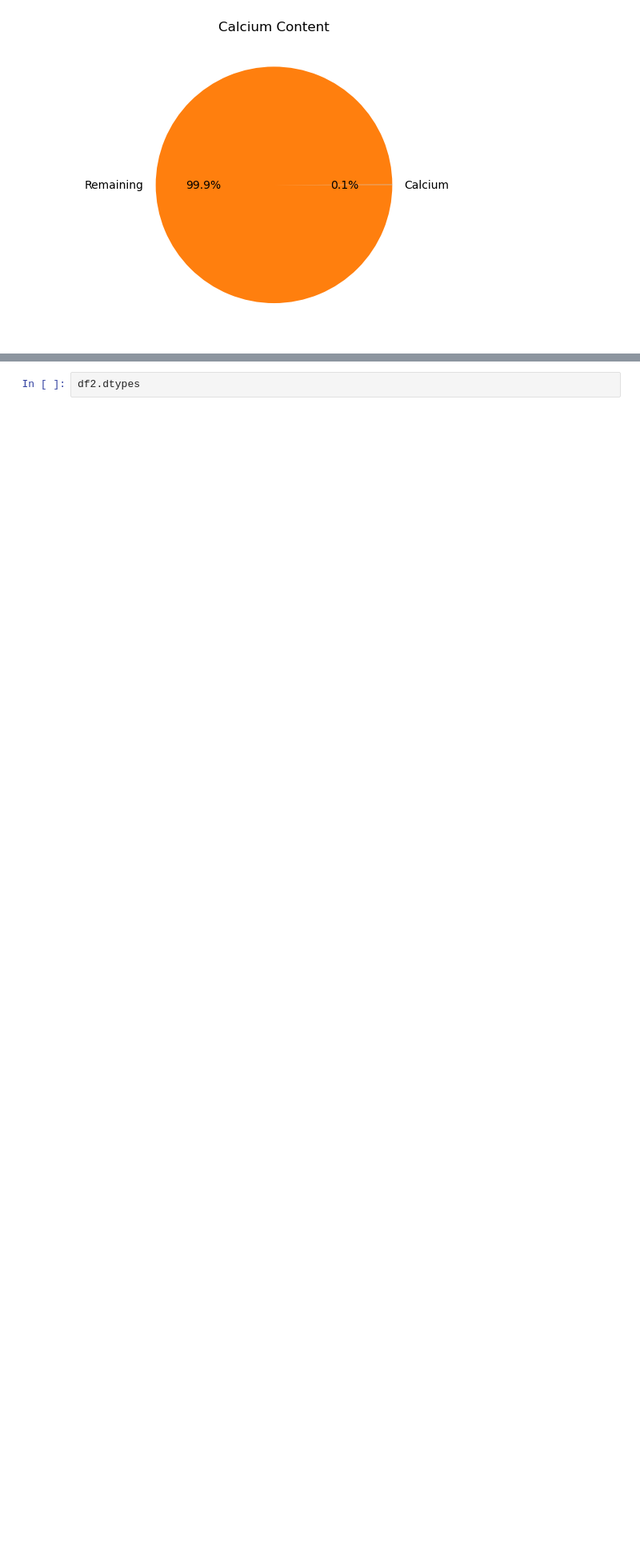
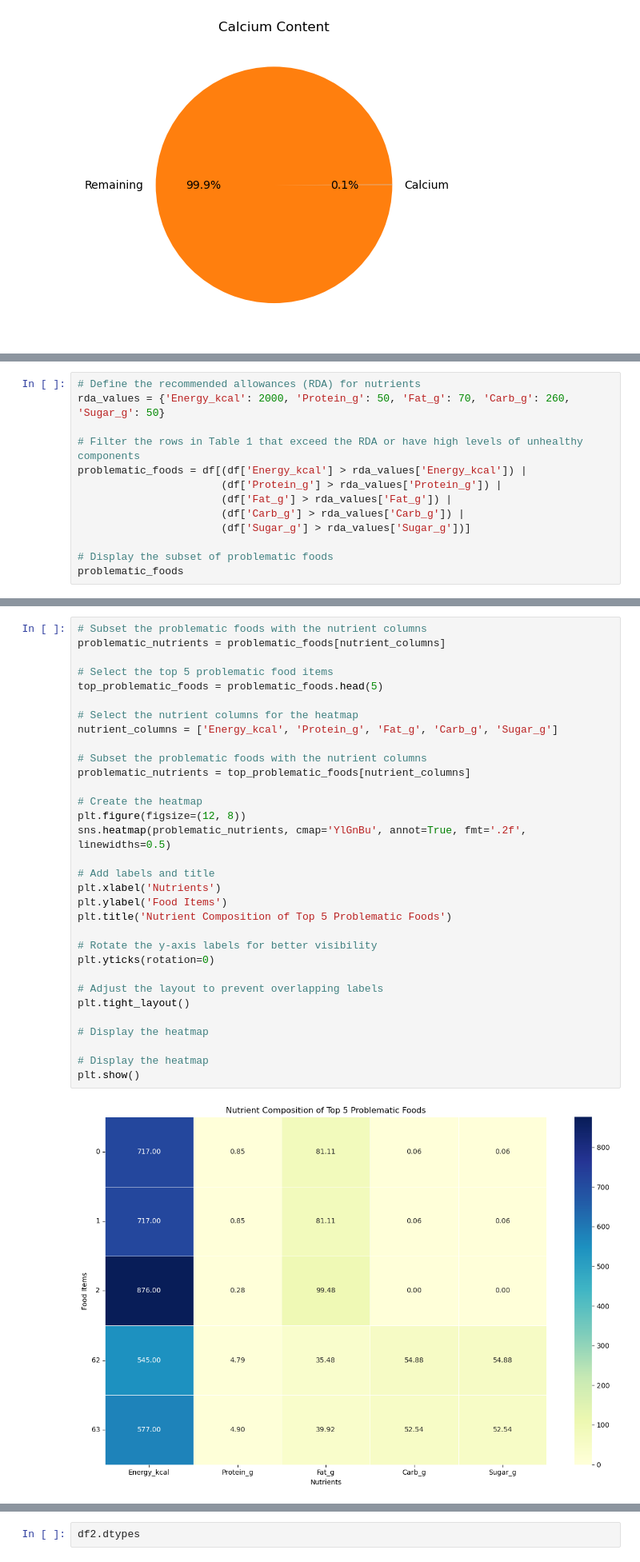
Before and after one commit to HardoModo/Dev10-Capstone, a Jupyter notebook: Janeel/Food_nutrient.ipynb, the cells around one changed output, grey strips where cells are left out. Shown at 80% size. Cells and saved outputs as stored; diff of their text form; blank space fills up the shorter version.

Commit message:
added more question and visuals for the first cycle..possible relation to health issues

```diff
--- a/Janeel/Food_nutrient.ipynb
+++ b/Janeel/Food_nutrient.ipynb
@@ -321,0 +322,13 @@ plt.show()
+# %%
+# Define the recommended allowances (RDA) for nutrients
+rda_values = {'Energy_kcal': 2000, 'Protein_g': 50, 'Fat_g': 70, 'Carb_g': 260, 'Sugar_g': 50}
+
+# Filter the rows in Table 1 that exceed the RDA or have high levels of unhealthy components
+problematic_foods = df[(df['Energy_kcal'] > rda_values['Energy_kcal']) |
+                       (df['Protein_g'] > rda_values['Protein_g']) |
+                       (df['Fat_g'] > rda_values['Fat_g']) |
+                       (df['Carb_g'] > rda_values['Carb_g']) |
+                       (df['Sugar_g'] > rda_values['Sugar_g'])]
+
+# Display the subset of problematic foods
+problematic_foods
@@ -322,3 +364,37 @@ plt.show()
+# %%
+# Subset the problematic foods with the nutrient columns
+problematic_nutrients = problematic_foods[nutrient_columns]
+
+# Select the top 5 problematic food items
+top_problematic_foods = problematic_foods.head(5)
+
+# Select the nutrient columns for the heatmap
+nutrient_columns = ['Energy_kcal', 'Protein_g', 'Fat_g', 'Carb_g', 'Sugar_g']
+
+# Subset the problematic foods with the nutrient columns
+problematic_nutrients = top_problematic_foods[nutrient_columns]
+
+# Create the heatmap
+plt.figure(figsize=(12, 8))
+sns.heatmap(problematic_nutrients, cmap='YlGnBu', annot=True, fmt='.2f', linewidths=0.5)
+
+# Add labels and title
+plt.xlabel('Nutrients')
+plt.ylabel('Food Items')
+plt.title('Nutrient Composition of Top 5 Problematic Foods')
+
+# Rotate the y-axis labels for better visibility
+plt.yticks(rotation=0)
+
+# Adjust the layout to prevent overlapping labels
+plt.tight_layout()
+
+# Display the heatmap
+
+# Display the heatmap
+plt.show()
+# %% [output]
+[figure, added]
 # %% [markdown]
 ### Beginning of of Cycle 2
 Different dataset
```
Also changed, not shown: parts of 6 cells of this notebook.
